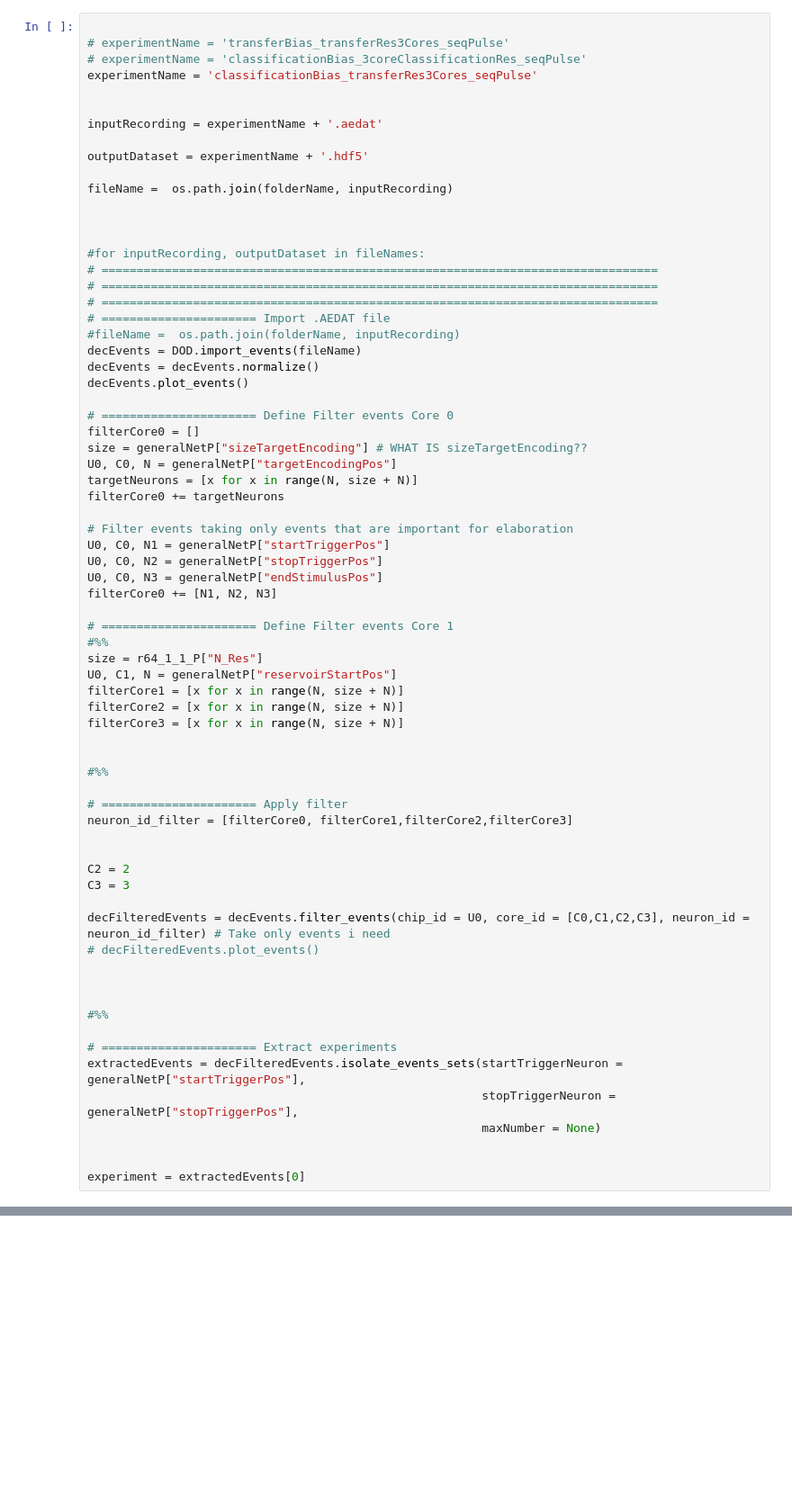
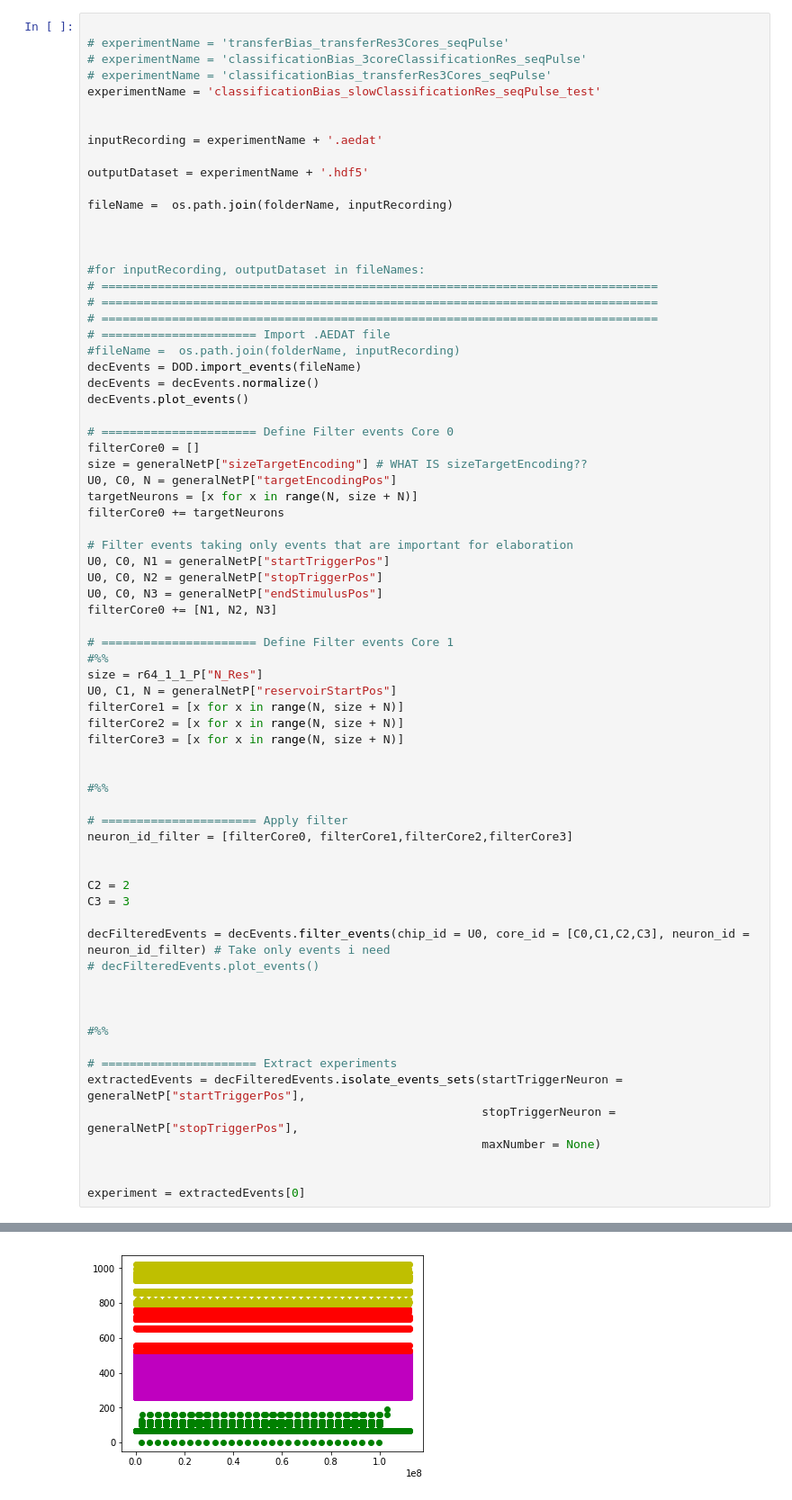
Before and after one commit to liutianlin0121/msc_thesis_code, a Jupyter notebook: chirp/multiCore_out_decoder_chirp_sic.ipynb, the cells around one changed output, grey strips where cells are left out. Shown at 90% size. Cells and saved outputs as stored; diff of their text form; blank space fills up the shorter version.

```diff
--- a/chirp/multiCore_out_decoder_chirp_sic.ipynb
+++ b/chirp/multiCore_out_decoder_chirp_sic.ipynb
@@ -21,7 +21,8 @@ folderName = "/Users/liutianlin/Desktop/Academics/MINDS/neuromorphic/caer/myoutp
 
 # experimentName = 'transferBias_transferRes3Cores_seqPulse'
 # experimentName = 'classificationBias_3coreClassificationRes_seqPulse'
-experimentName = 'classificationBias_transferRes3Cores_seqPulse'
+# experimentName = 'classificationBias_transferRes3Cores_seqPulse'
+experimentName = 'classificationBias_slowClassificationRes_seqPulse_test'
 
 
 inputRecording = experimentName + '.aedat'
@@ -64,33 +65,34 @@ filterCore2 = [x for x in range(N, size + N)]
 filterCore3 = [x for x in range(N, size + N)]
 
 
 #%%
 
 # ====================== Apply filter
 neuron_id_filter = [filterCore0, filterCore1,filterCore2,filterCore3]
 
 
 C2 = 2
 C3 = 3
 
 decFilteredEvents = decEvents.filter_events(chip_id = U0, core_id = [C0,C1,C2,C3], neuron_id = neuron_id_filter) # Take only events i need
 # decFilteredEvents.plot_events()
 
 
 
 #%%
 
 # ====================== Extract experiments
 extractedEvents = decFilteredEvents.isolate_events_sets(startTriggerNeuron = generalNetP["startTriggerPos"],
                                                         stopTriggerNeuron = generalNetP["stopTriggerPos"],
                                                         maxNumber = None)
 
 
 experiment = extractedEvents[0]
 # %% [output]
 Read all data
 
 Extracted 1 experiments
+[figure, added]
 # %%
 
 #%% Calculate the matrix of spike induced currents
```
Also changed, not shown: parts of 1 cell of this notebook, 7 other files.
